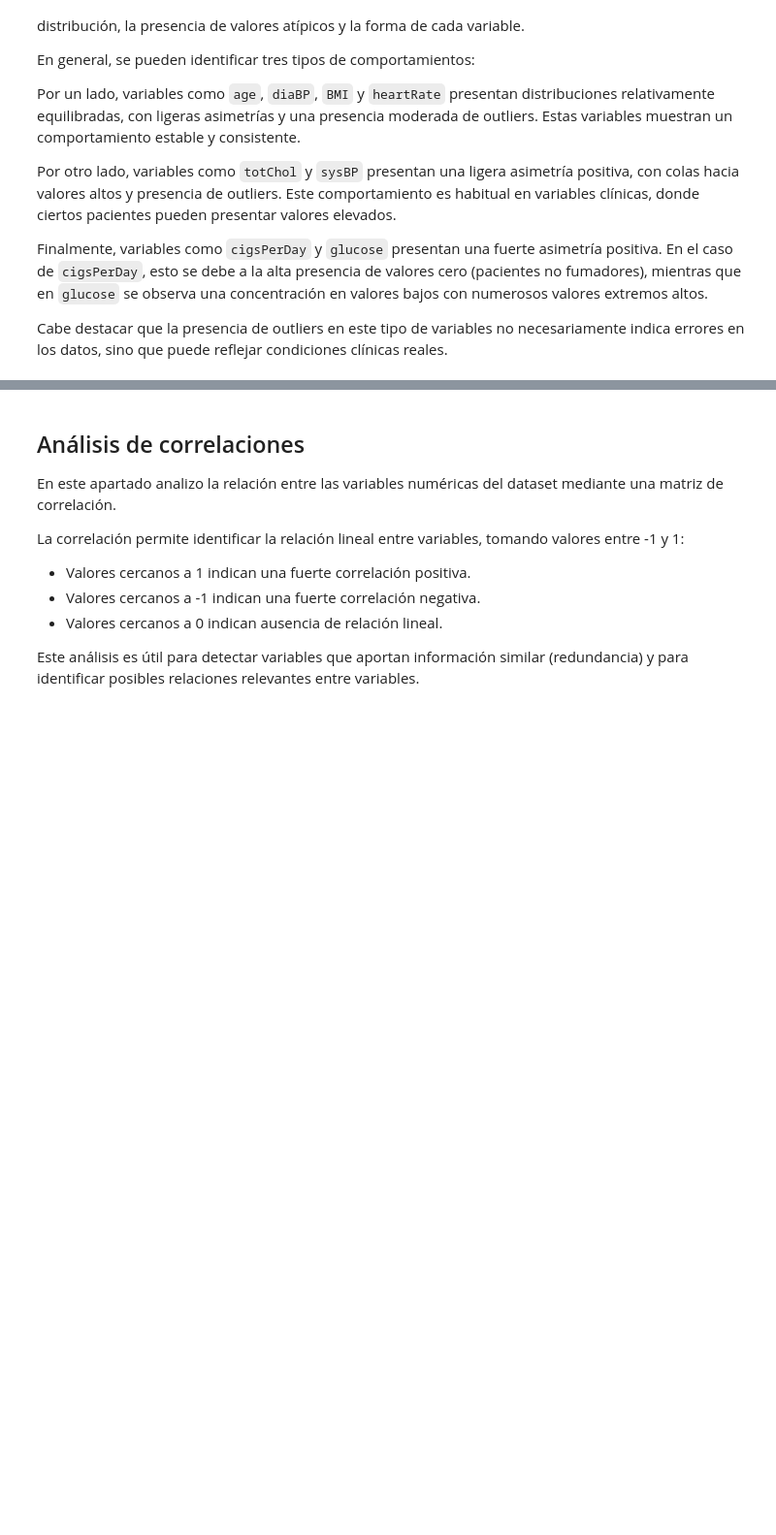
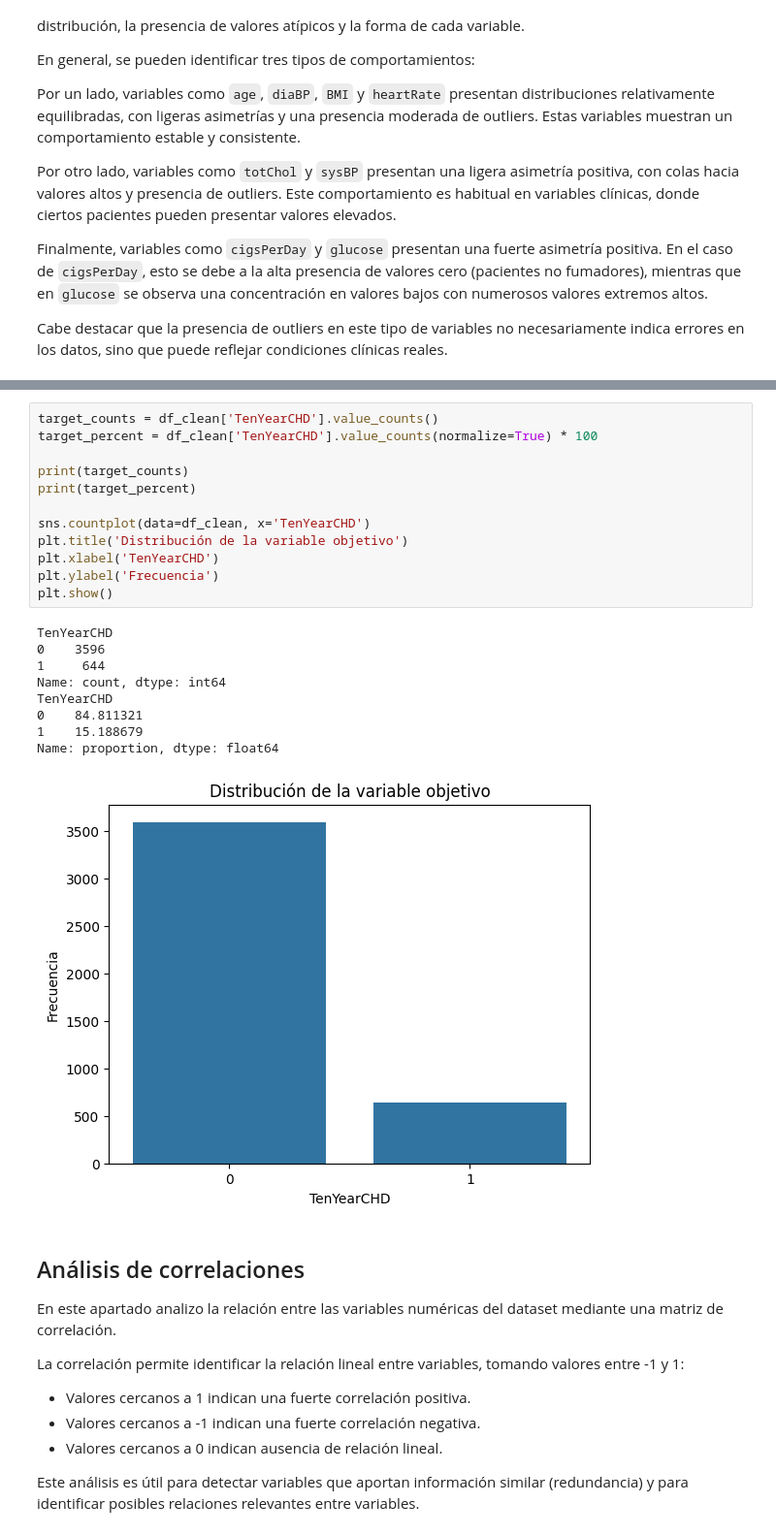
Before and after one commit to ttegarau41-sudo/proyecto_final_eda, a Jupyter notebook: src/proyecto.ipynb, the cells around one changed output, grey strips where cells are left out. Shown at 97% size. Drawn from its saved outputs; the diff is of its cells as text; blank space fills up the shorter version.

```diff
--- a/src/proyecto.ipynb
+++ b/src/proyecto.ipynb
@@ -550,3 +560,25 @@ Cabe destacar que la presencia de outliers en este tipo de variables no necesari
+# %%
+target_counts = df_clean['TenYearCHD'].value_counts()
+target_percent = df_clean['TenYearCHD'].value_counts(normalize=True) * 100
+
+print(target_counts)
+print(target_percent)
+
+sns.countplot(data=df_clean, x='TenYearCHD')
+plt.title('Distribución de la variable objetivo')
+plt.xlabel('TenYearCHD')
+plt.ylabel('Frecuencia')
+plt.show()
+# %% [output]
+TenYearCHD
+0    3596
+1     644
+Name: count, dtype: int64
+TenYearCHD
+0    84.811321
+1    15.188679
+Name: proportion, dtype: float64
+[figure, added]
 # %% [markdown]
 ## Análisis de correlaciones
 
```
Also changed, not shown: parts of 27 cells of this notebook, 4 other files.
